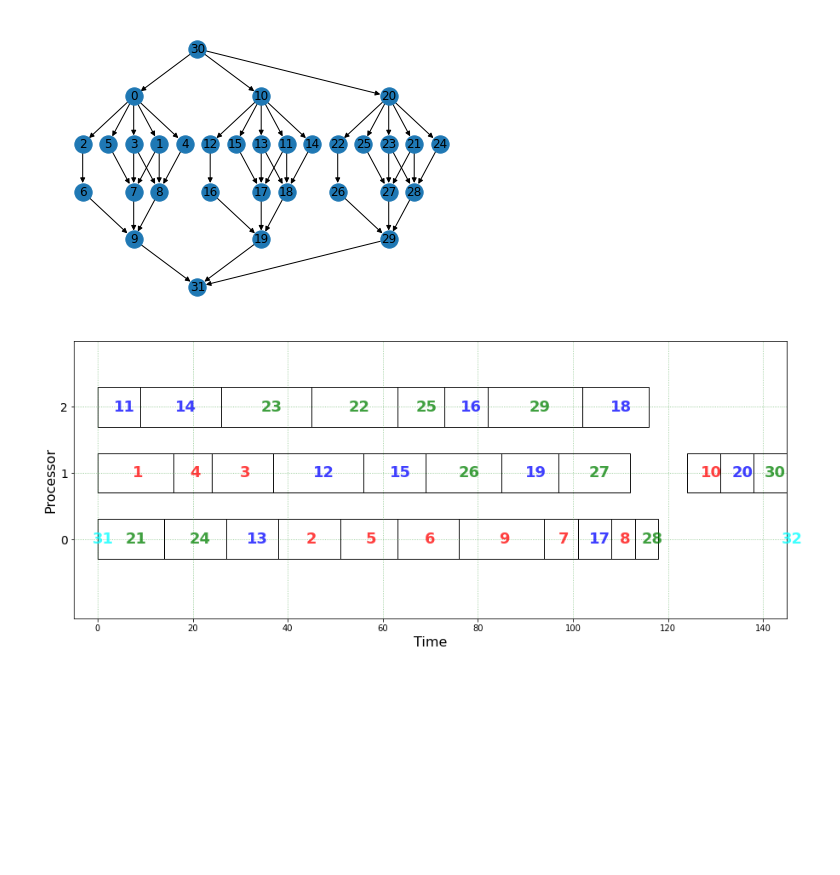
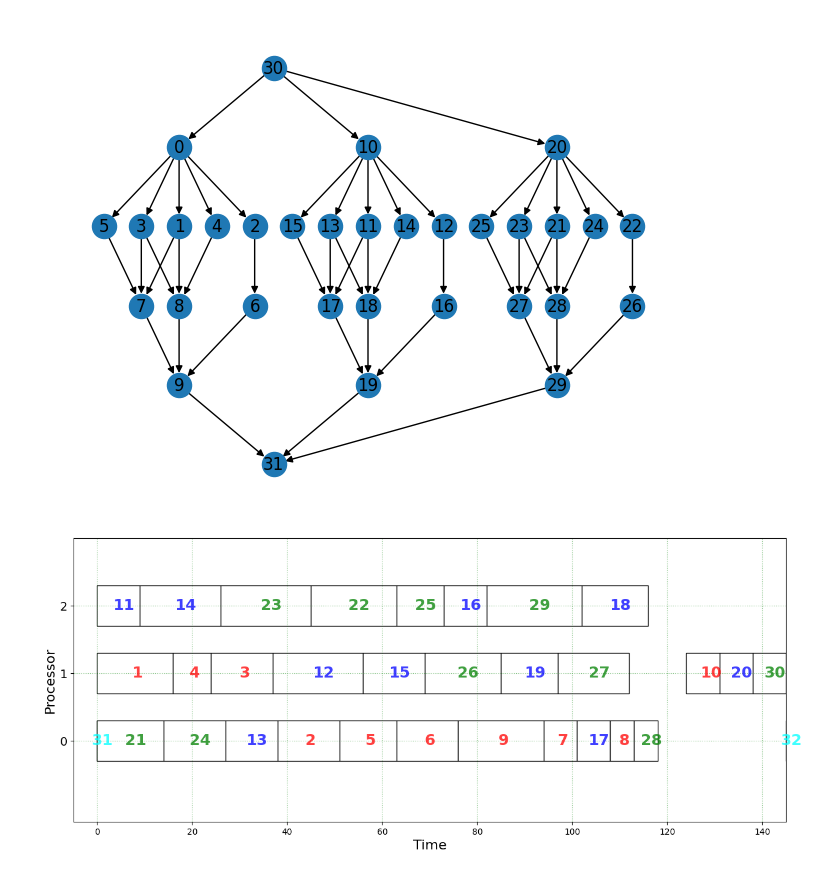
Before and after one commit to zhyantao/real-time-faas, a Jupyter notebook: jupyter/DAG Merging.ipynb, the cells around one changed output. Cells and saved outputs as stored; diff of their text form; code cells hidden in the pictures; blank space fills up the shorter version.

```diff
--- a/jupyter/DAG Merging.ipynb
+++ b/jupyter/DAG Merging.ipynb
@@ -70,20 +70,20 @@ gantt.showGanttChart(sched)
 # %%
 """
 Schedule 3 of the original graph at once now
 """
 combined_dag = dag_merge.merge_dags(dag1, dag1, dag1, merge_method=dag_merge.MergeMethod.COMMON_ENTRY_EXIT)
-nx.draw(combined_dag, pos=nx.nx_pydot.graphviz_layout(combined_dag, prog='dot'), with_labels=True)
+nx.draw(combined_dag, pos=nx.nx_agraph.graphviz_layout(combined_dag, prog='dot'), with_labels=True)
 
 expanded_comp_matrix_1 = np.vstack((comp_matrix_1, comp_matrix_1, comp_matrix_1, np.zeros((2, comp_matrix_1.shape[1]))))
 
 sched, _, _ = heft.schedule_dag(combined_dag,
                                communication_matrix=comm_matrix_1,
                                computation_matrix=expanded_comp_matrix_1,
                                communication_startup=comm_matrix_startup)
 gantt.showGanttChart(sched)
 # %% [output]
-[figure, old version]
+[figure, new version]
-[figure, old version]
+[figure, new version]
 # %%
 """
 Use Ranking-based merge
```
Also changed, not shown: parts of 6 cells of this notebook, 7 other files.
